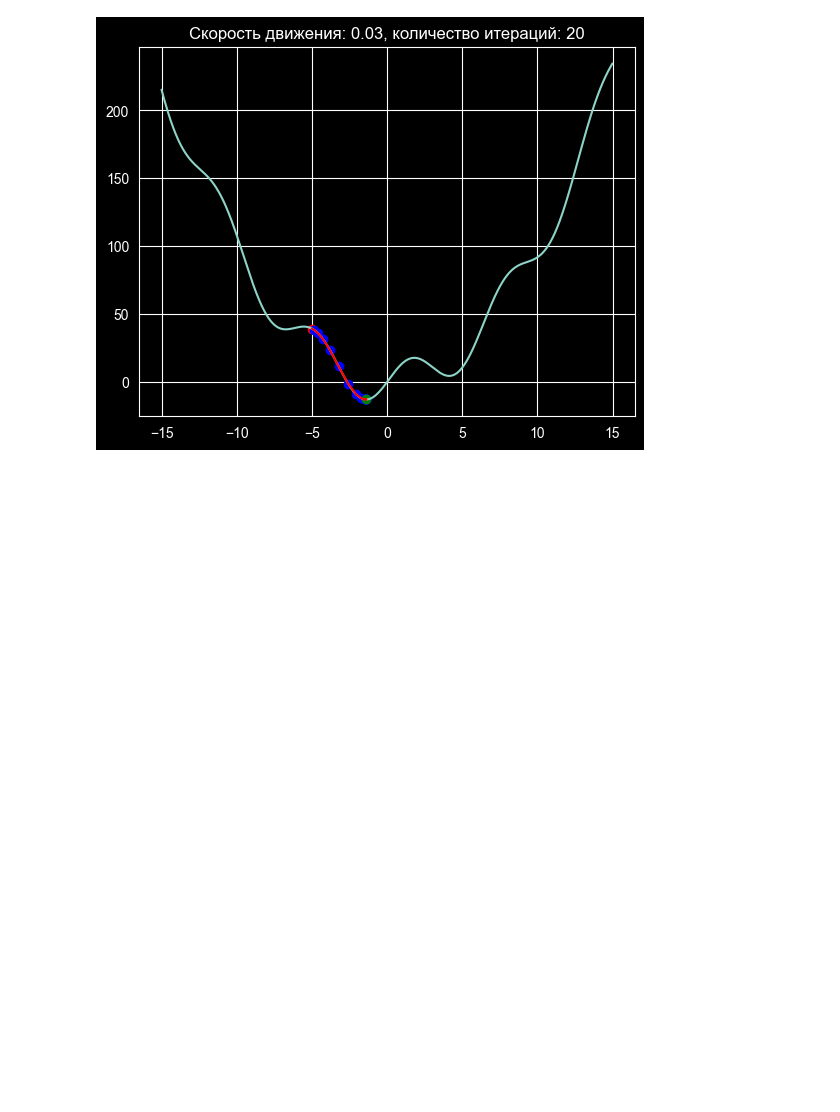
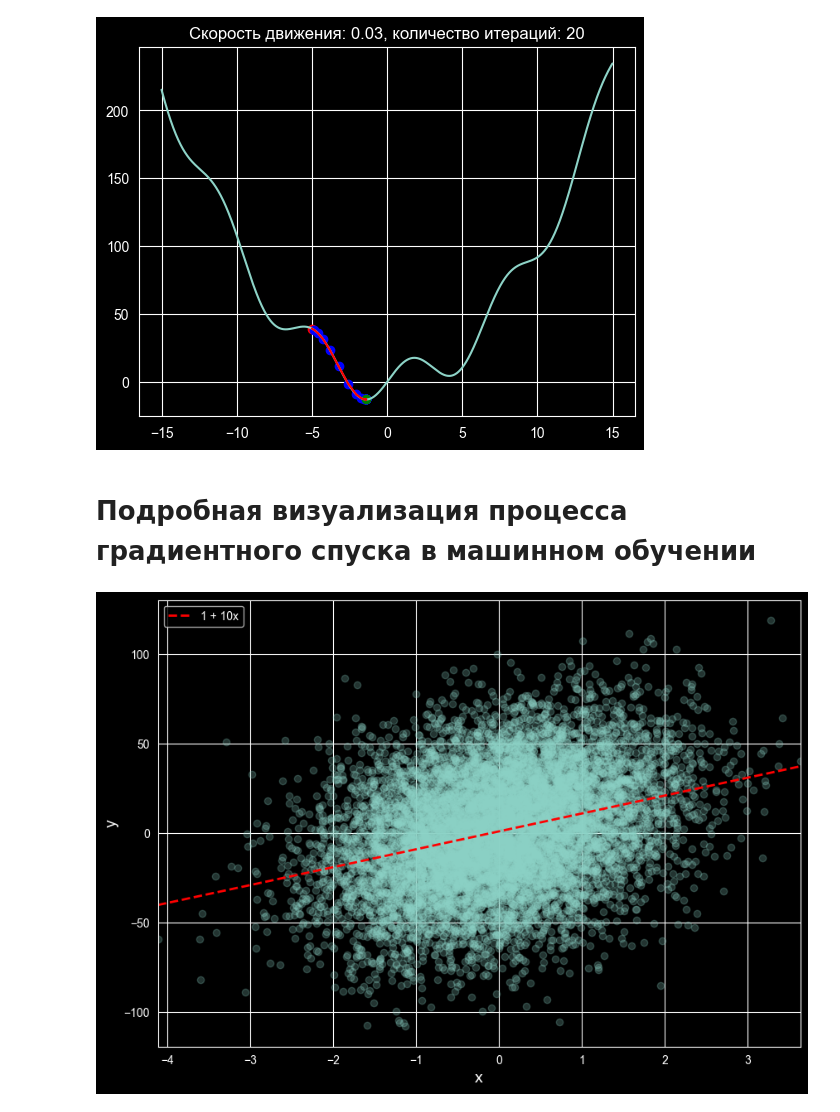
Before and after one commit to IgorPont/mephi_homework_tasks, a Jupyter notebook: homework_tasks/ml/classic_gradient_descent.ipynb, the cells around one changed output. Cells and saved outputs as stored; diff of their text form; code cells hidden in the pictures; blank space fills up the shorter version.

Commit message:
Добавил подробную визуализацию процесса и результата градиентного спуска

```diff
--- a/homework_tasks/ml/classic_gradient_descent.ipynb
+++ b/homework_tasks/ml/classic_gradient_descent.ipynb
@@ -189,3 +192,33 @@ gd(20, 0.03, min=-15, max=15, f=f2, dfdx=df2dx, xc=-5)
 Начальное значение минимумума: 39.38386411994708 в точке -5
 Финальное значение минимумума: -12.823616841551932 в точке -1.3851303718795267
 [figure]
+# %% [markdown]
+# Подробная визуализация процесса градиентного спуска в машинном обучении
+# %%
+# Сгенерируем данные
+# x — вектора признаков
+# y — вектора значений целевой переменной
+std_error = 30  # коэффициент который нужен для генерации случайных данных в разбросе
+sample_size = 10000  # размер выборки
+theta0, theta1 = 1, 10  # параметры функции, описанной выше
+
+x = np.random.randn(sample_size)  # генерация случайной выборки
+func_y = lambda x: theta0 + theta1 * x  # лямбда-функция для расчета значений функции
+
+y = func_y(x) + std_error * np.random.randn(sample_size)  # расчет значений выборки с учетом случайного разброса
+# %%
+# Визуализируем полученные выборки и увидим, что точки располагаются облаком вокруг прямой
+x_plot = np.linspace(x.min(), x.max(), 1000)
+y_plot = func_y(x_plot)
+
+fig = plt.figure(figsize=(10, 7))
+plt.scatter(x, y, alpha=0.25)
+plt.plot(x_plot, y_plot, "r--", linewidth=2, label=f"{theta0} + {theta1}x")
+plt.xlim(x.min(), x.max())
+plt.xlabel("x", size=14)
+plt.ylabel("y", size=14)
+plt.legend(loc="best")
+
+plt.show()
+# %% [output]
+[figure, added]
```
Also changed, not shown: parts of 6 cells of this notebook.
